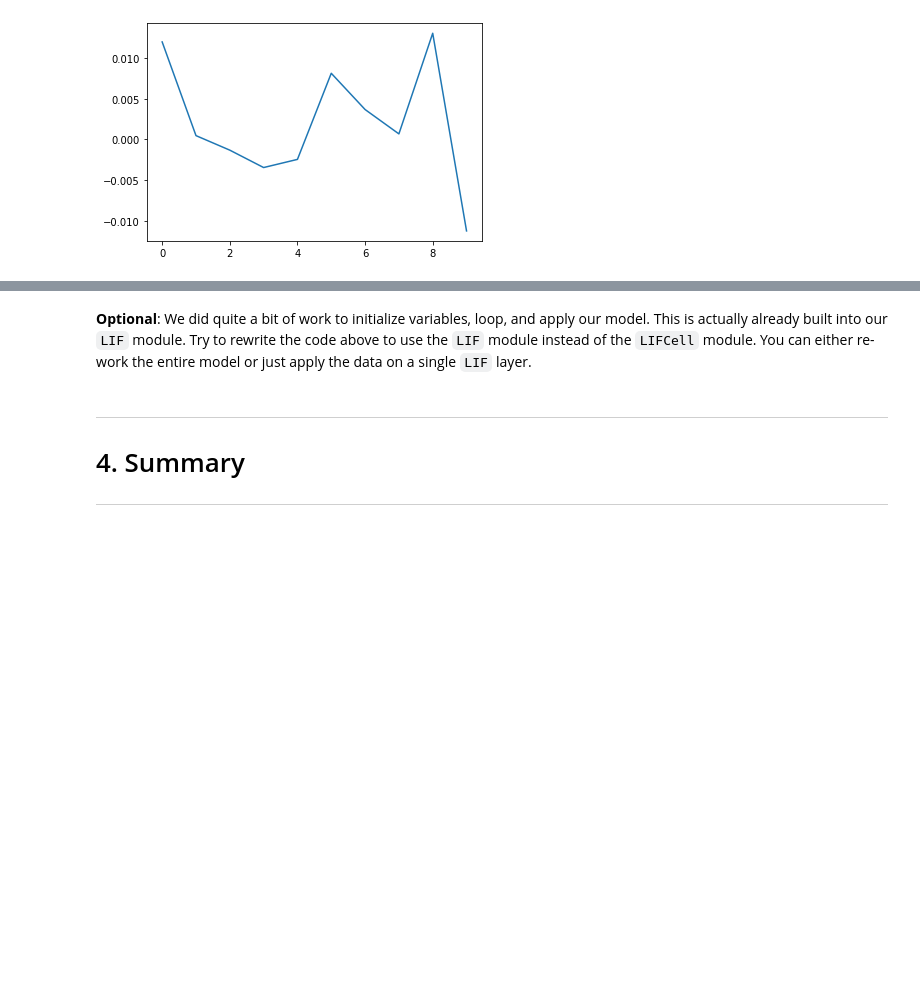
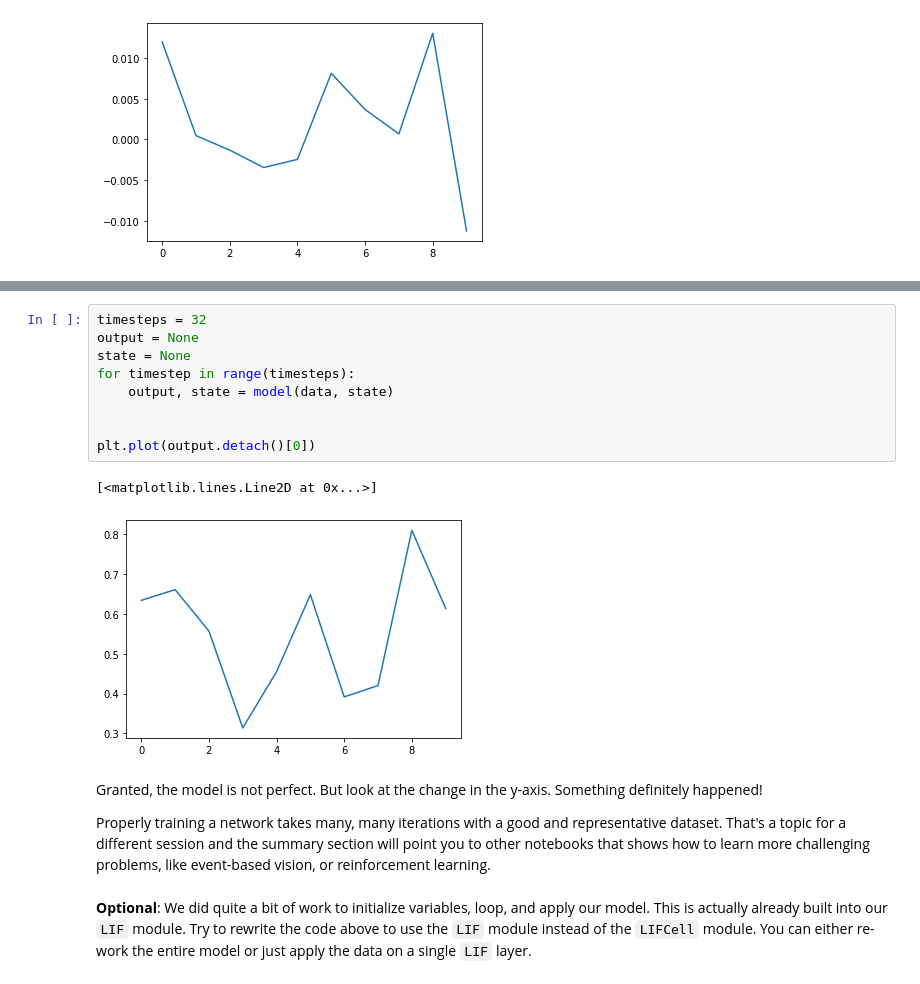
Before and after one commit to norse/notebooks, a Jupyter notebook: intro_norse.ipynb, the cells around one changed output, grey strips where cells are left out. Saved outputs shown, nothing was run; the diff lists cells and outputs as text; blank space fills up the shorter version.

```diff
--- a/intro_norse.ipynb
+++ b/intro_norse.ipynb
@@ -186,6 +212,19 @@ To train the network, we simply need to adjust our weights, like in normal PyTor
+# %%
+timesteps = 32
+output = None
+state = None
+for timestep in range(timesteps):
+    output, state = model(data, state)
+
+
+plt.plot(output.detach()[0])
+# %% [output]
+[<matplotlib.lines.Line2D at 0x...>]
+[figure, added]
+# %% [markdown]
+Granted, the model is not perfect. But look at the change in the y-axis. Something definitely happened!
+
+Properly training a network takes many, many iterations with a good and representative dataset.
+That's a topic for a different session and the summary section will point you to other notebooks that shows how to learn more challenging problems, like event-based vision, or reinforcement learning.
 # %% [markdown]
 **Optional**: We did quite a bit of work to initialize variables, loop, and apply our model. This is actually already built into our `LIF` module. Try to rewrite the code above to use the `LIF` module instead of the `LIFCell` module. You can either re-work the entire model or just apply the data on a single `LIF` layer.
-# %% [markdown]
----
-# 4. Summary
----
```
Also changed, not shown: parts of 9 cells of this notebook, 8 other files.
